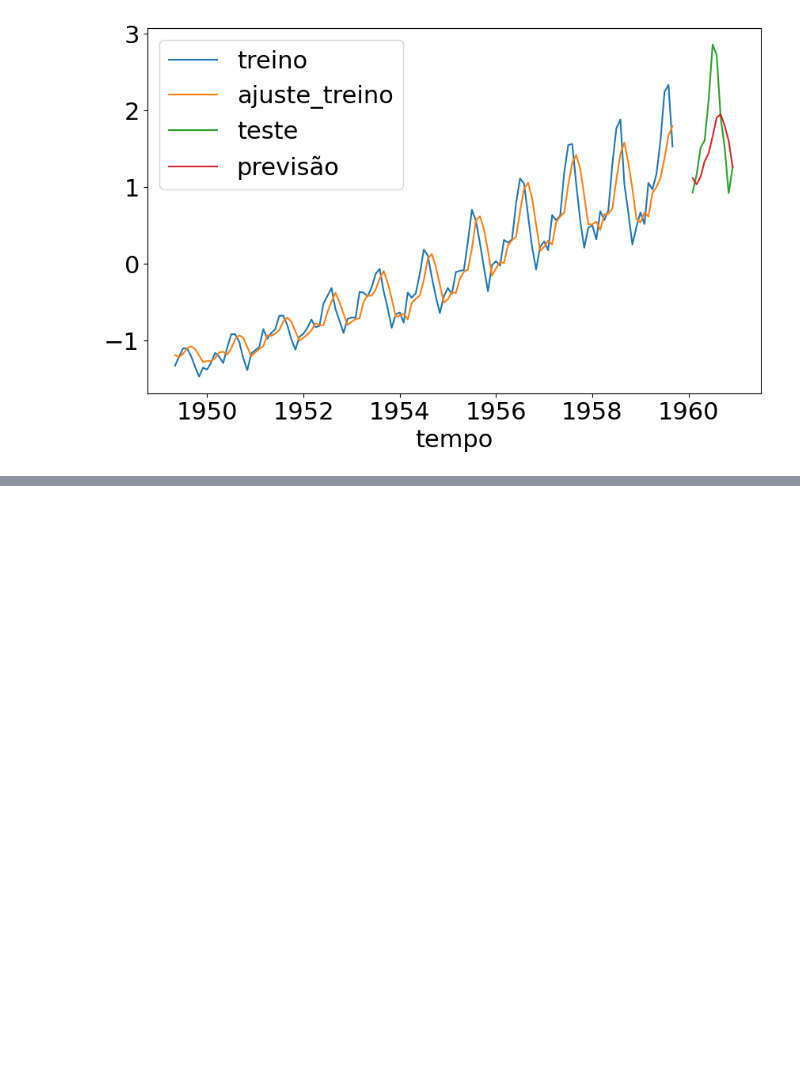
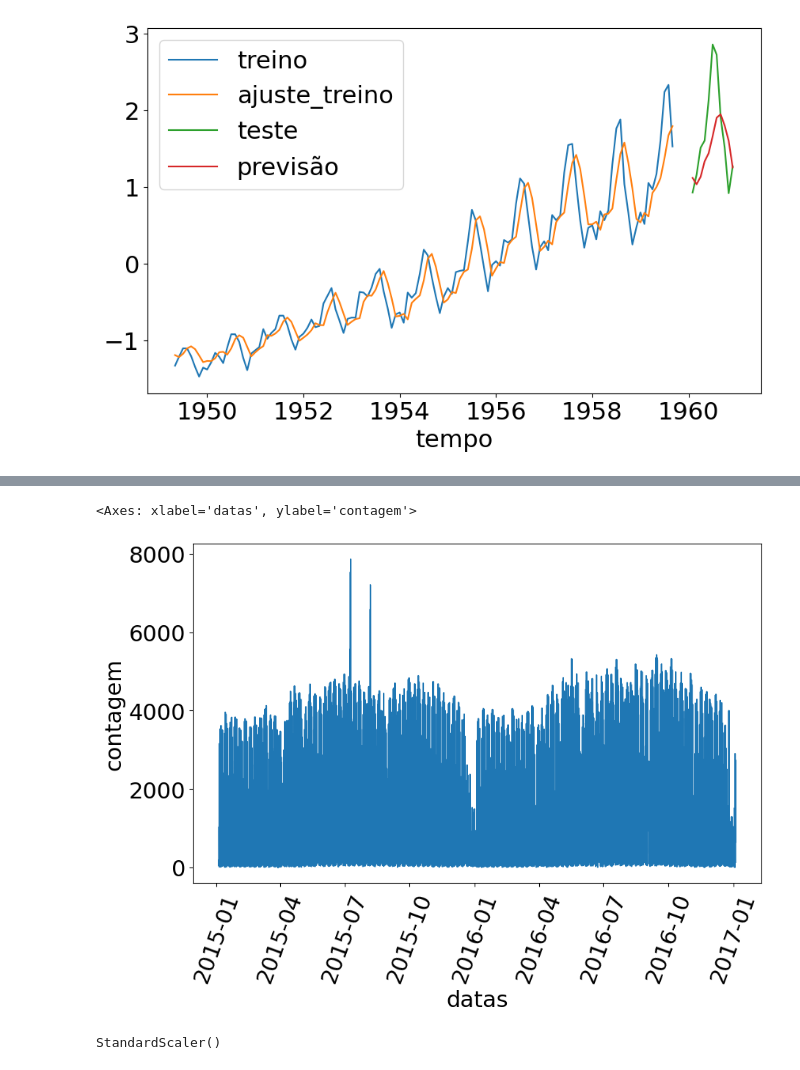
Before and after one commit to C3P0gan/Tutorials, a Jupyter notebook: Alura/Formacao_Machine_Learning_Avancada/Deep_Learning_Previsao_com_Keras/previsao.ipynb, the cells around one changed output, grey strips where cells are left out. Cells and saved outputs as stored; diff of their text form; code cells hidden in the pictures; blank space fills up the shorter version.

```diff
--- a/Alura/Formacao_Machine_Learning_Avancada/Deep_Learning_Previsao_com_Keras/previsao.ipynb
+++ b/Alura/Formacao_Machine_Learning_Avancada/Deep_Learning_Previsao_com_Keras/previsao.ipynb
@@ -310,0 +306,3 @@ sns.lineplot(x='tempo', y=resultado.values, data=passageiros[133:144], label='pr
+# %%
+bicicletas = pd.read_csv('bicicletas.csv')
+bicicletas.head()
@@ -310,0 +316,13 @@ sns.lineplot(x='tempo', y=resultado.values, data=passageiros[133:144], label='pr
+# %%
+bicicletas['datas'] = pd.to_datetime(bicicletas['datas'])
+# %%
+plt.xticks(rotation=70)
+sns.lineplot(x='datas', y='contagem', data=bicicletas)
+# %% [output]
+<Axes: xlabel='datas', ylabel='contagem'>
+[figure, added]
+# %%
+sc2 = StandardScaler()
+sc2.fit(bicicletas['contagem'].values.reshape(-1,1))
+# %% [output]
+StandardScaler()
```
Also changed, not shown: parts of 12 cells of this notebook, 1 other file.
